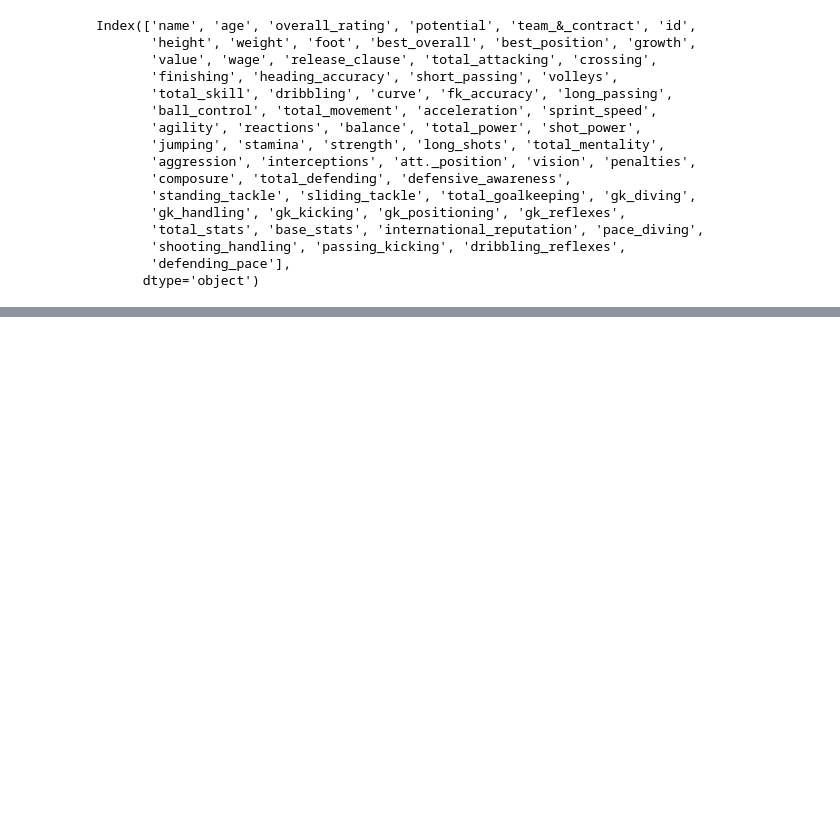
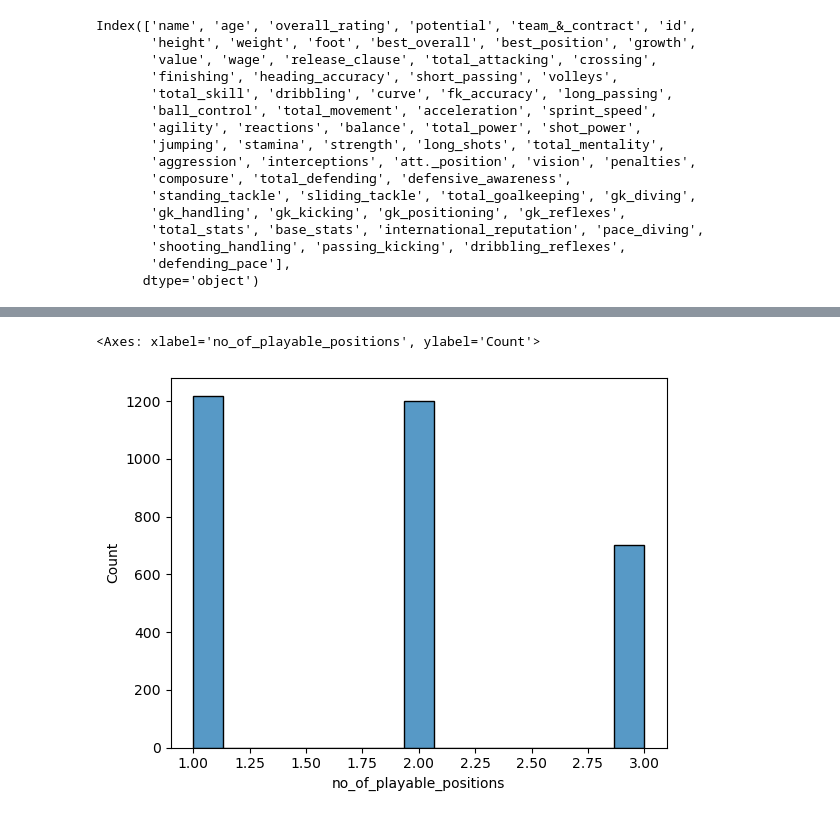
Before and after one commit to javierlara47/TFG, a Jupyter notebook: notebooks/machine_learning.ipynb, the cells around one changed output, grey strips where cells are left out. Drawn from its saved outputs; the diff is of its cells as text; code cells hidden in the pictures; blank space fills up the shorter version.

Commit message:
limpieza columna "name" y histograma "posiciones"

```diff
--- a/notebooks/machine_learning.ipynb
+++ b/notebooks/machine_learning.ipynb
@@ -74,0 +90,20 @@ Index(['name', 'age', 'overall_rating', 'potential', 'team_&_contract', 'id',
+# %%
+import re
+
+#Lista con todas las posibles posiciones de los jugadores, usada para identificar y extrar las posiciones de cada uno
+#de los jugadores
+positions = ['GK', 'LB', 'LWB', 'RB', 'RWB', 'CB', 'CAM', 'CM', 'CDM', 'LW', 'RW' ,'LM', 'RM', 'LF', 'RF', 'CF', 'ST']
+def split_name_position(row):
+    row = re.sub(r'\d+', '', row)  #Elimina todos lo numeros
+    parts = row.split()  #Dividir la cadena en palabras individuales (espacios)
+    name_chunk = [part for part in parts if part not in positions]  #Guardar las palabras que no son una posicion
+    position_chunk = [part for part in parts if part in positions]  #Guardar las palabras que sí son una posicion
+
+
+    name = ' '.join(name_chunk) #Une las palabras para construir el nombre del futbolista
+    position = ', '.join(position_chunk) #Une las palabras (separadas por comas si es necesario) para contruir la posicion/es
+    return pd.Series([name, position])
+
+#Eliminamos la columna name, y añadimos dos nuevas columnas, llamadas "player_name" y "position"
+df[['player_name', 'position']] = df['name'].apply(split_name_position)
+df.drop('name', axis=1, inplace=True)
@@ -74,0 +132,7 @@ Index(['name', 'age', 'overall_rating', 'potential', 'team_&_contract', 'id',
+# %%
+#Calcular el numero de posiciones en las que cada jugador puede jugar y representarlo en un histograma
+df['no_of_playable_positions'] = df.position.apply(lambda x: len(x.split(','))).astype(int)
+sns.histplot(df['no_of_playable_positions'])
+# %% [output]
+<Axes: xlabel='no_of_playable_positions', ylabel='Count'>
+[figure, added]
```
Also changed, not shown: parts of 4 cells of this notebook.
